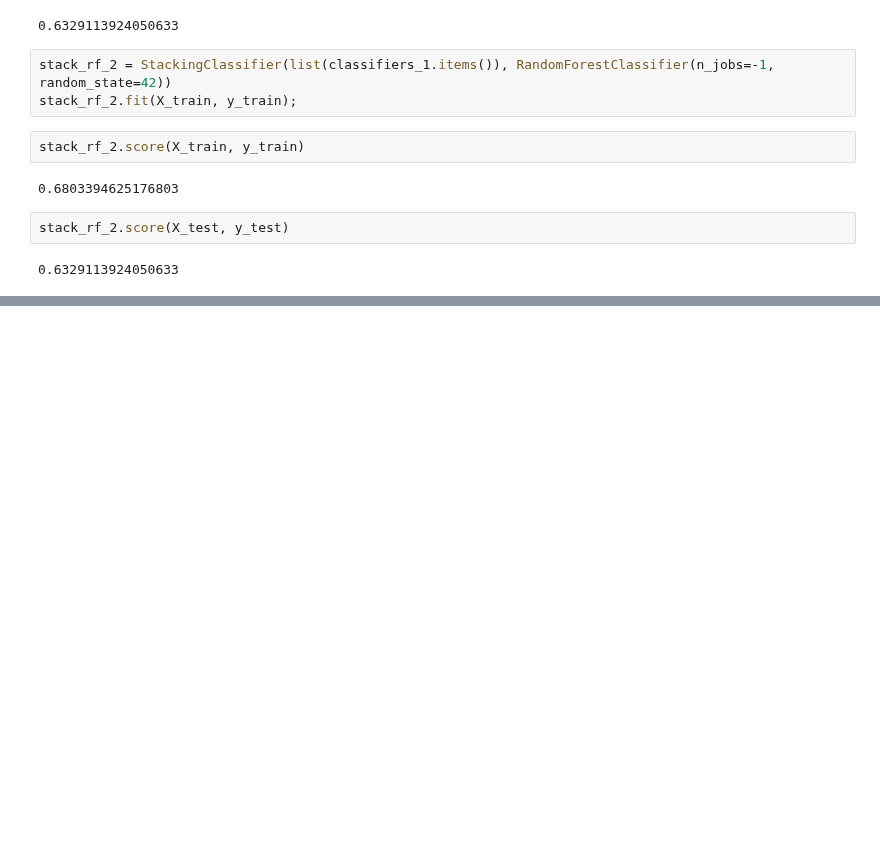
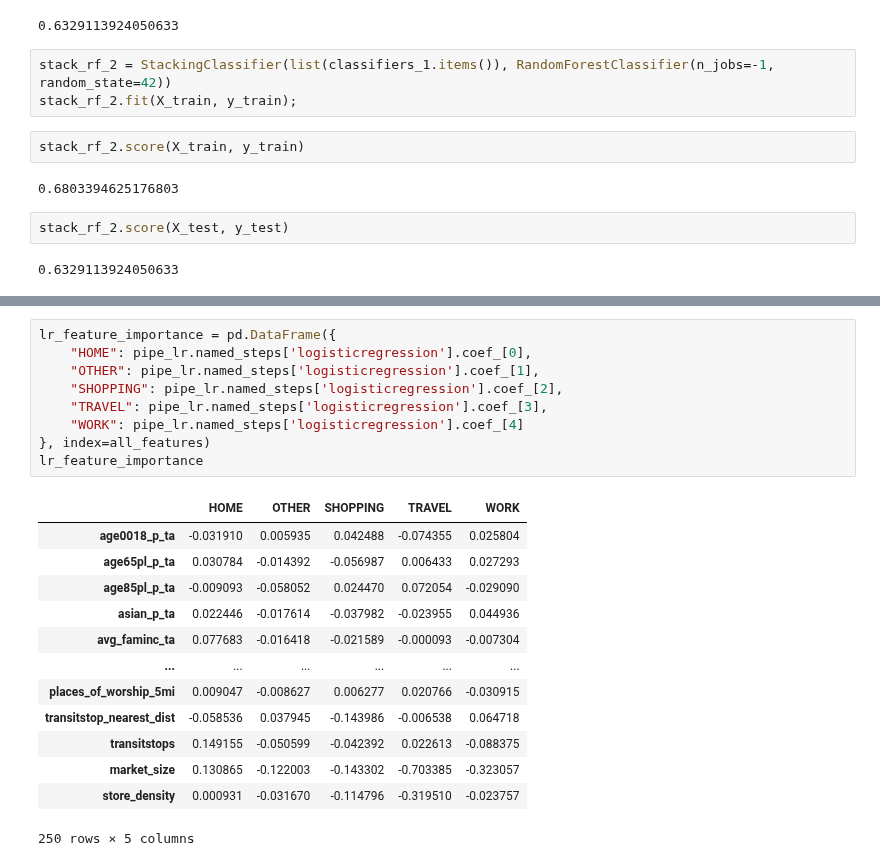
Before and after one commit to mozhao0331/Restaurant_Segmentation_Analysis, a Jupyter notebook: doc/smoothie_king/SK_best_ensemble.ipynb, the cells around one changed output, grey strips where cells are left out. Cells and saved outputs as stored; diff of their text form; blank space fills up the shorter version.

```diff
--- a/doc/smoothie_king/SK_best_ensemble.ipynb
+++ b/doc/smoothie_king/SK_best_ensemble.ipynb
@@ -794,0 +963,23 @@ stack_rf_2.score(X_test, y_test)
+# %%
+lr_feature_importance = pd.DataFrame({
+    "HOME": pipe_lr.named_steps['logisticregression'].coef_[0],
+    "OTHER": pipe_lr.named_steps['logisticregression'].coef_[1],
+    "SHOPPING": pipe_lr.named_steps['logisticregression'].coef_[2],
+    "TRAVEL": pipe_lr.named_steps['logisticregression'].coef_[3],
+    "WORK": pipe_lr.named_steps['logisticregression'].coef_[4]
+}, index=all_features)
+lr_feature_importance
+# %% [output]
+|  | HOME | OTHER | SHOPPING | TRAVEL | WORK |
+| age0018_p_ta | -0.031910 | 0.005935 | 0.042488 | -0.074355 | 0.025804 |
+| age65pl_p_ta | 0.030784 | -0.014392 | -0.056987 | 0.006433 | 0.027293 |
+| age85pl_p_ta | -0.009093 | -0.058052 | 0.024470 | 0.072054 | -0.029090 |
+| asian_p_ta | 0.022446 | -0.017614 | -0.037982 | -0.023955 | 0.044936 |
+| avg_faminc_ta | 0.077683 | -0.016418 | -0.021589 | -0.000093 | -0.007304 |
+| ... | ... | ... | ... | ... | ... |
+| places_of_worship_5mi | 0.009047 | -0.008627 | 0.006277 | 0.020766 | -0.030915 |
+| transitstop_nearest_dist | -0.058536 | 0.037945 | -0.143986 | -0.006538 | 0.064718 |
+| transitstops | 0.149155 | -0.050599 | -0.042392 | 0.022613 | -0.088375 |
+| market_size | 0.130865 | -0.122003 | -0.143302 | -0.703385 | -0.323057 |
+| store_density | 0.000931 | -0.031670 | -0.114796 | -0.319510 | -0.023757 |
+250 rows × 5 columns
```
Also changed, not shown: parts of 19 cells of this notebook.
